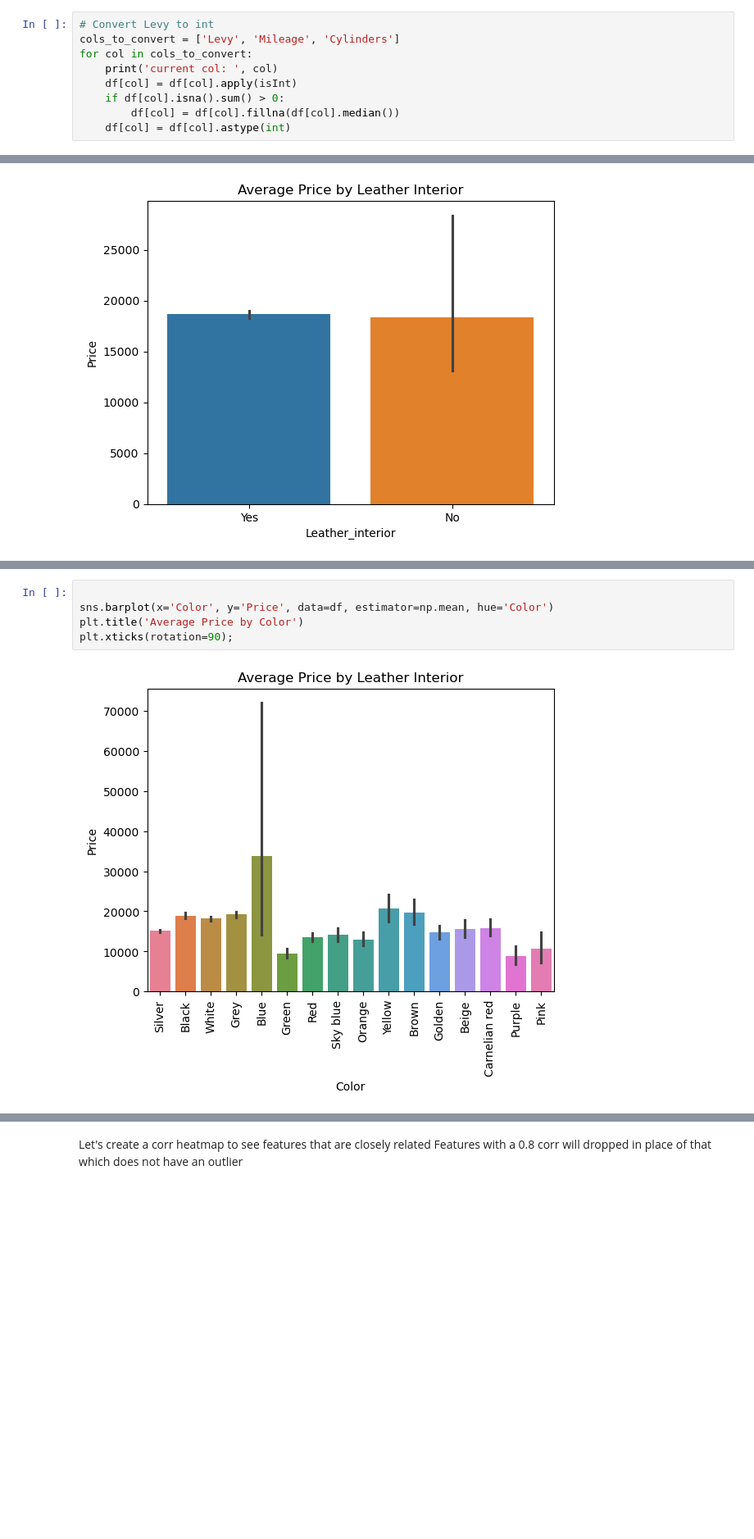
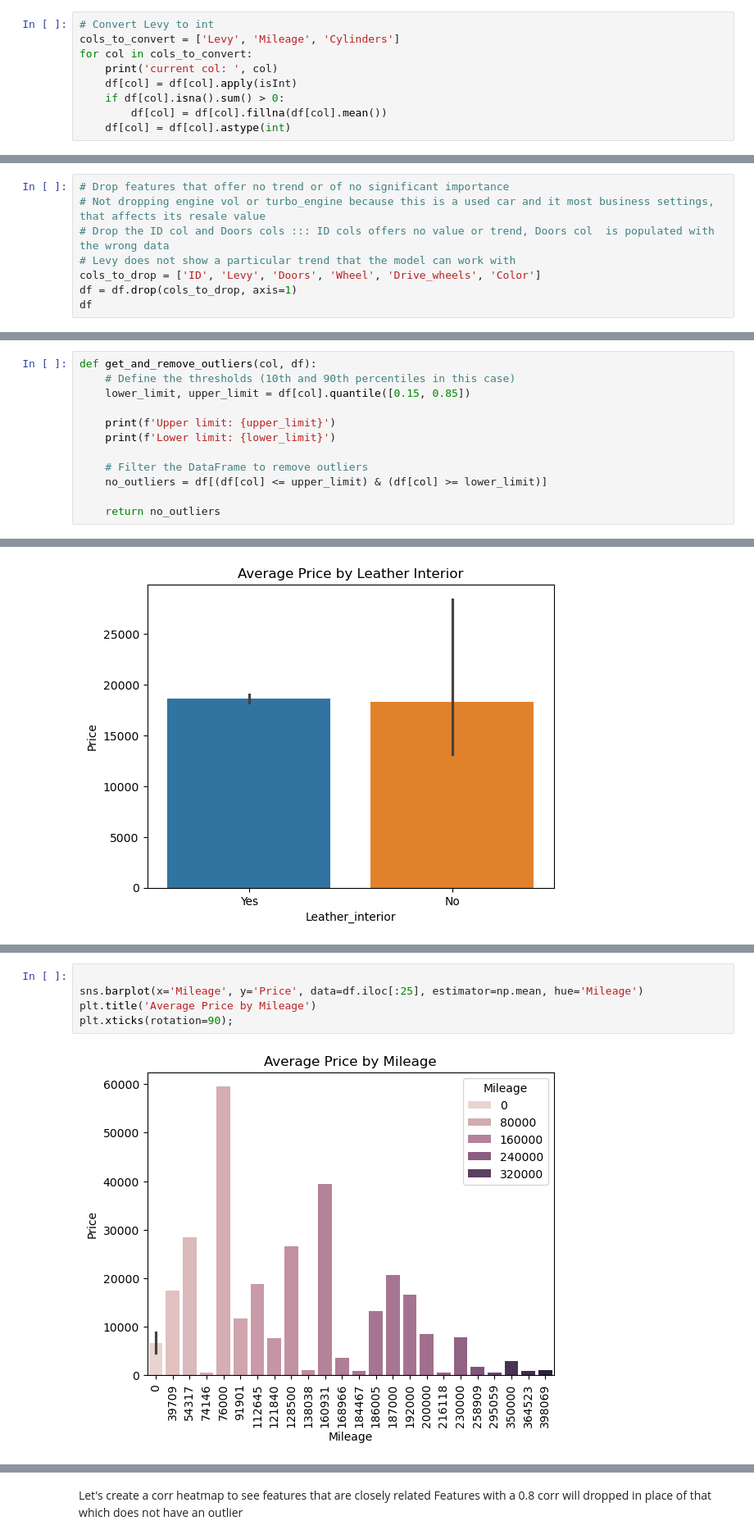
Before and after one commit to Aifedayo/data-science-maths, a Jupyter notebook: Projects/flask_server_car_price_pred_v2/model/car_price_prediction_model_v2.ipynb, the cells around one changed output, grey strips where cells are left out. Shown at 82% size. Saved outputs shown, nothing was run; the diff lists cells and outputs as text; blank space fills up the shorter version.

Commit message:
Visualization

```diff
--- a/Projects/flask_server_car_price_pred_v2/model/car_price_prediction_model_v2.ipynb
+++ b/Projects/flask_server_car_price_pred_v2/model/car_price_prediction_model_v2.ipynb
@@ -123,7 +110,7 @@ for col in cols_to_convert:
     print('current col: ', col)
     df[col] = df[col].apply(isInt)
     if df[col].isna().sum() > 0:
-        df[col] = df[col].fillna(df[col].median())
+        df[col] = df[col].fillna(df[col].mean())
     df[col] = df[col].astype(int)
 # %% [output]
 current col:  Levy
@@ -157,0 +161,8 @@ df.describe()
+# %%
+# Drop features that offer no trend or of no significant importance
+# Not dropping engine vol or turbo_engine because this is a used car and it most business settings, that affects its resale value
+# Drop the ID col and Doors cols ::: ID cols offers no value or trend, Doors col  is populated with the wrong data
+# Levy does not show a particular trend that the model can work with
+cols_to_drop = ['ID', 'Levy', 'Doors', 'Wheel', 'Drive_wheels', 'Color']
+df = df.drop(cols_to_drop, axis=1)
+df
@@ -172,0 +223,12 @@ categorical_cols:  Index(['Manufacturer', 'Model', 'Category', 'Leather_interior
+# %%
+def get_and_remove_outliers(col, df):
+    # Define the thresholds (10th and 90th percentiles in this case)
+    lower_limit, upper_limit = df[col].quantile([0.15, 0.85])
+
+    print(f'Upper limit: {upper_limit}')
+    print(f'Lower limit: {lower_limit}')
+
+    # Filter the DataFrame to remove outliers
+    no_outliers = df[(df[col] <= upper_limit) & (df[col] >= lower_limit)]
+
+    return no_outliers
@@ -211,7 +319,7 @@ plt.xticks(rotation=90);
 # %%
 
-sns.barplot(x='Color', y='Price', data=df, estimator=np.mean, hue='Color')
-plt.title('Average Price by Color')
+sns.barplot(x='Mileage', y='Price', data=df.iloc[:25], estimator=np.mean, hue='Mileage')
+plt.title('Average Price by Mileage')
 plt.xticks(rotation=90);
 # %% [output]
-[figure, old version]
+[figure, new version]
```
Also changed, not shown: parts of 67 cells of this notebook.
